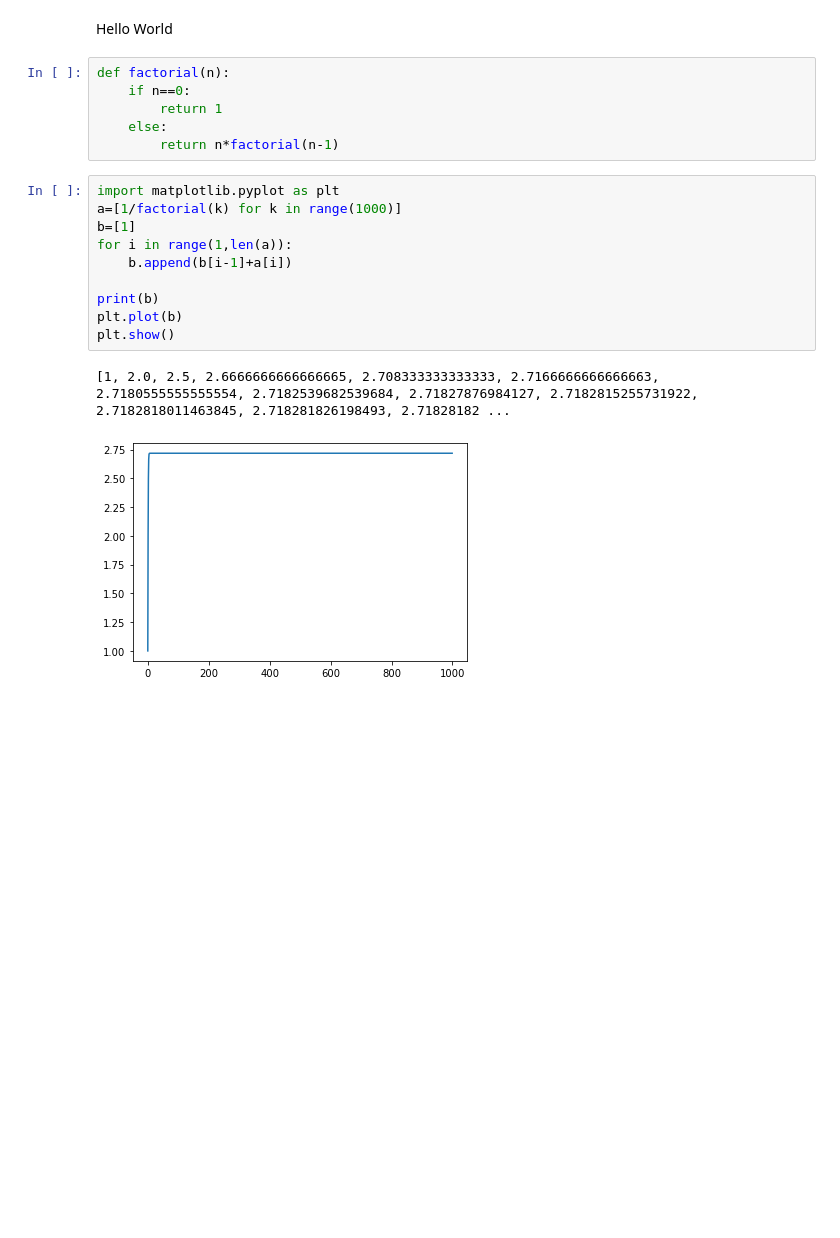
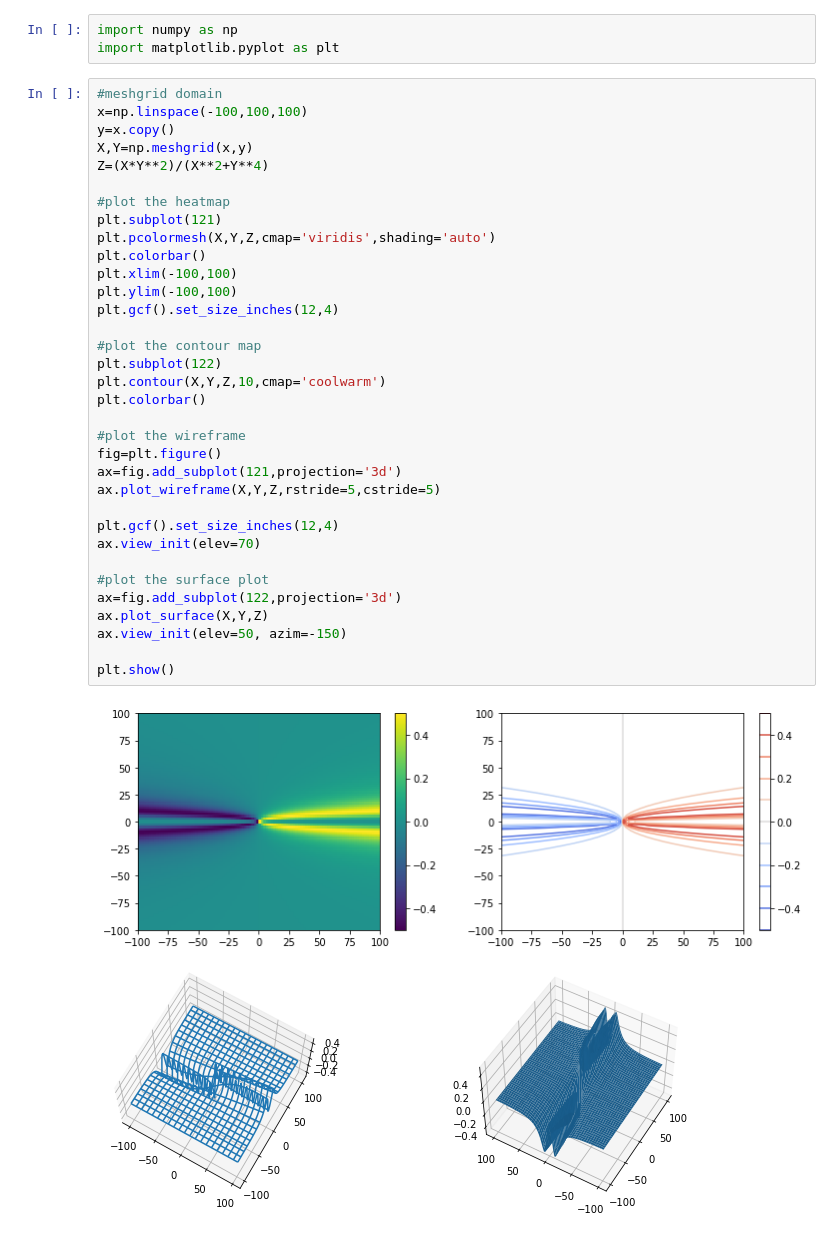
Before and after one commit to calvinrboyce/EMC2, a Jupyter notebook: Sandbox.ipynb, the cells around one changed output. Drawn from its saved outputs; the diff is of its cells as text; blank space fills up the shorter version.

```diff
--- a/Sandbox.ipynb
+++ b/Sandbox.ipynb
@@ -1,21 +1,40 @@
-# %% [markdown]
-Hello World
-# %%
-def factorial(n):
-    if n==0:
-        return 1
-    else:
-        return n*factorial(n-1)
-# %%
-import matplotlib.pyplot as plt
-a=[1/factorial(k) for k in range(1000)]
-b=[1]
-for i in range(1,len(a)):
-    b.append(b[i-1]+a[i])
-
-print(b)
-plt.plot(b)
-plt.show()
-# %% [output]
-[1, 2.0, 2.5, 2.6666666666666665, 2.708333333333333, 2.7166666666666663, 2.7180555555555554, 2.7182539682539684, 2.71827876984127, 2.7182815255731922, 2.7182818011463845, 2.718281826198493, 2.71828182 ...
-[figure, removed]
+# %%
+import numpy as np
+import matplotlib.pyplot as plt
+# %%
+#meshgrid domain
+x=np.linspace(-100,100,100)
+y=x.copy()
+X,Y=np.meshgrid(x,y)
+Z=(X*Y**2)/(X**2+Y**4)
+
+#plot the heatmap
+plt.subplot(121)
+plt.pcolormesh(X,Y,Z,cmap='viridis',shading='auto')
+plt.colorbar()
+plt.xlim(-100,100)
+plt.ylim(-100,100)
+plt.gcf().set_size_inches(12,4)
+
+#plot the contour map
+plt.subplot(122)
+plt.contour(X,Y,Z,10,cmap='coolwarm')
+plt.colorbar()
+
+#plot the wireframe
+fig=plt.figure()
+ax=fig.add_subplot(121,projection='3d')
+ax.plot_wireframe(X,Y,Z,rstride=5,cstride=5)
+
+plt.gcf().set_size_inches(12,4)
+ax.view_init(elev=70)
+
+#plot the surface plot
+ax=fig.add_subplot(122,projection='3d')
+ax.plot_surface(X,Y,Z)
+ax.view_init(elev=50, azim=-150)
+
+plt.show()
+# %% [output]
+[figure, added]
+[figure, added]
```
